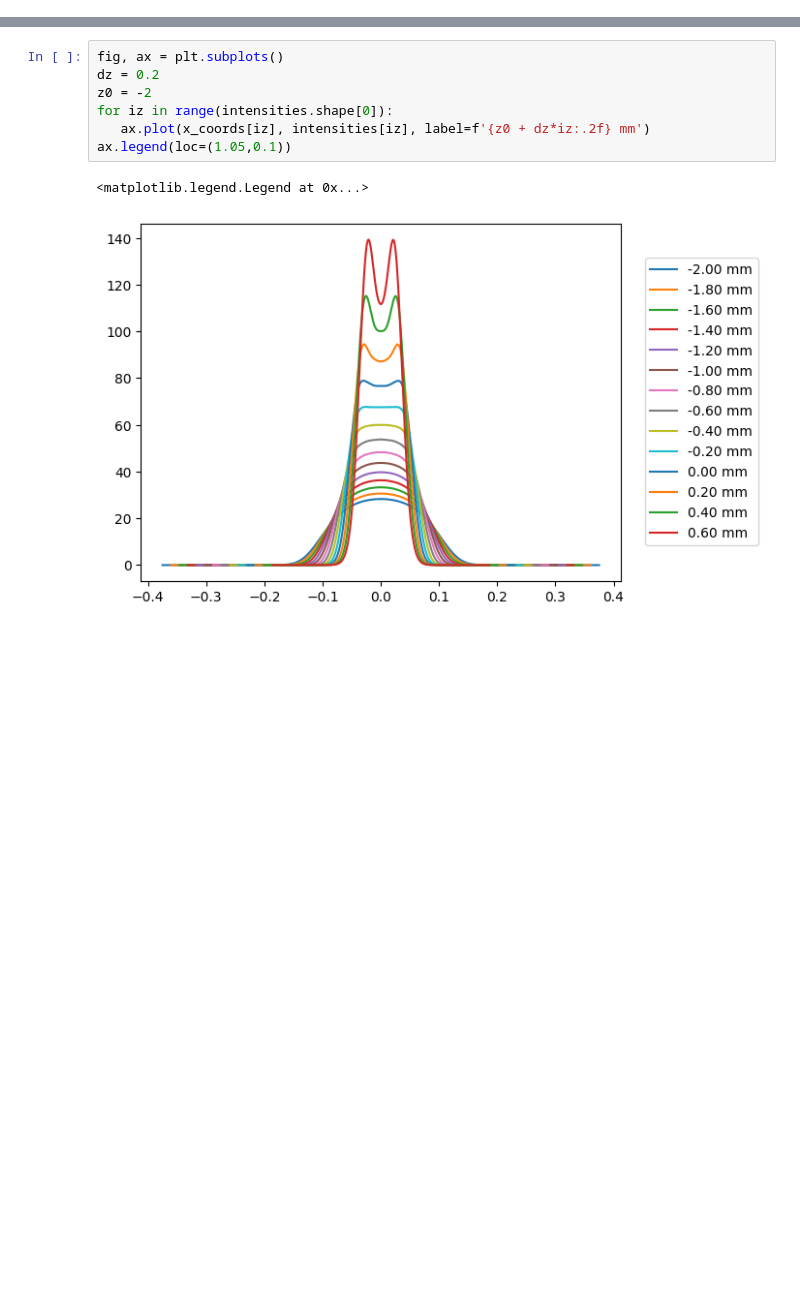
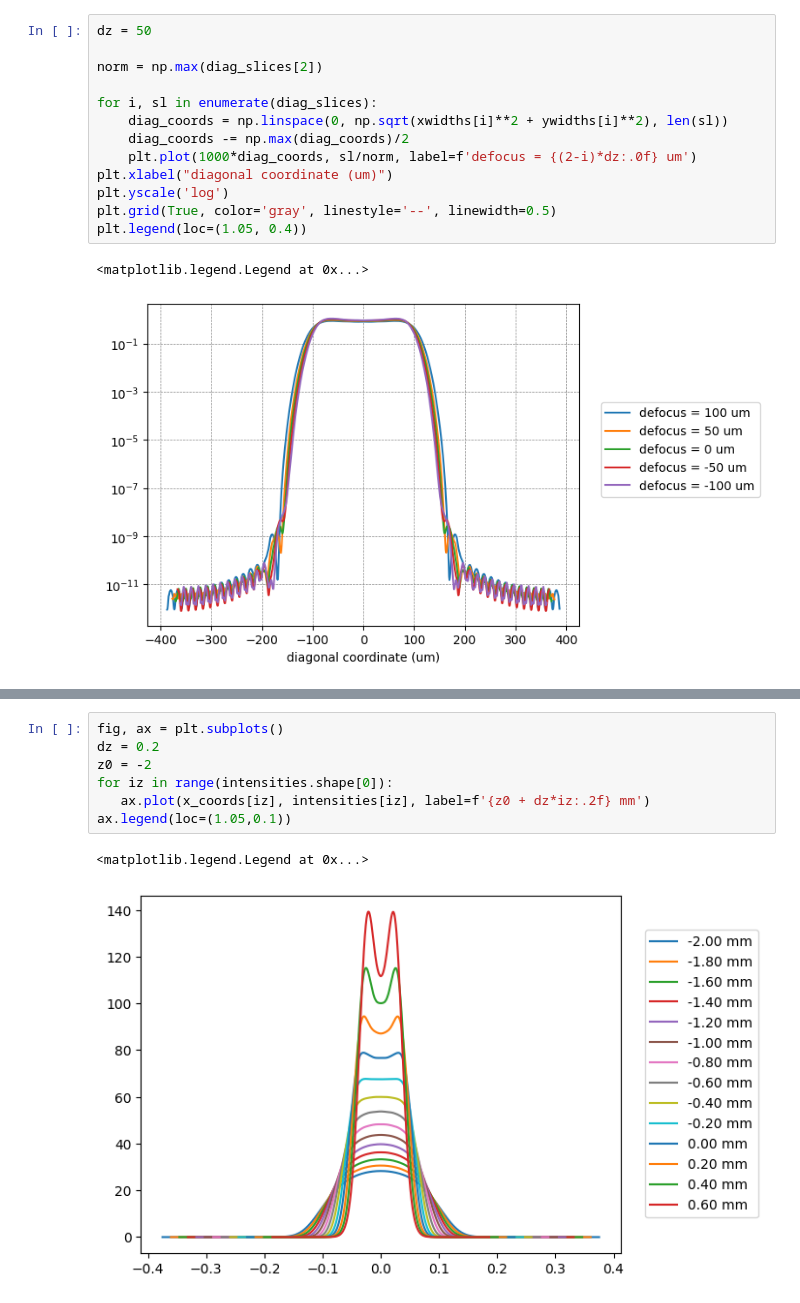
Before and after one commit to prestonhuft/amo-calcs, a Jupyter notebook: holo_or_zemax.ipynb, the cells around one changed output, grey strips where cells are left out. Drawn from its saved outputs; the diff is of its cells as text; blank space fills up the shorter version.

```diff
--- a/holo_or_zemax.ipynb
+++ b/holo_or_zemax.ipynb
@@ -8,0 +159,16 @@ import csv
+# %%
+dz = 50
+
+norm = np.max(diag_slices[2])
+
+for i, sl in enumerate(diag_slices):
+    diag_coords = np.linspace(0, np.sqrt(xwidths[i]**2 + ywidths[i]**2), len(sl))
+    diag_coords -= np.max(diag_coords)/2
+    plt.plot(1000*diag_coords, sl/norm, label=f'defocus = {(2-i)*dz:.0f} um')
+plt.xlabel("diagonal coordinate (um)")
+plt.yscale('log')
+plt.grid(True, color='gray', linestyle='--', linewidth=0.5)
+plt.legend(loc=(1.05, 0.4))
+# %% [output]
+<matplotlib.legend.Legend at 0x...>
+[figure, added]
```
Also changed, not shown: parts of 13 cells of this notebook, 6 other files.
